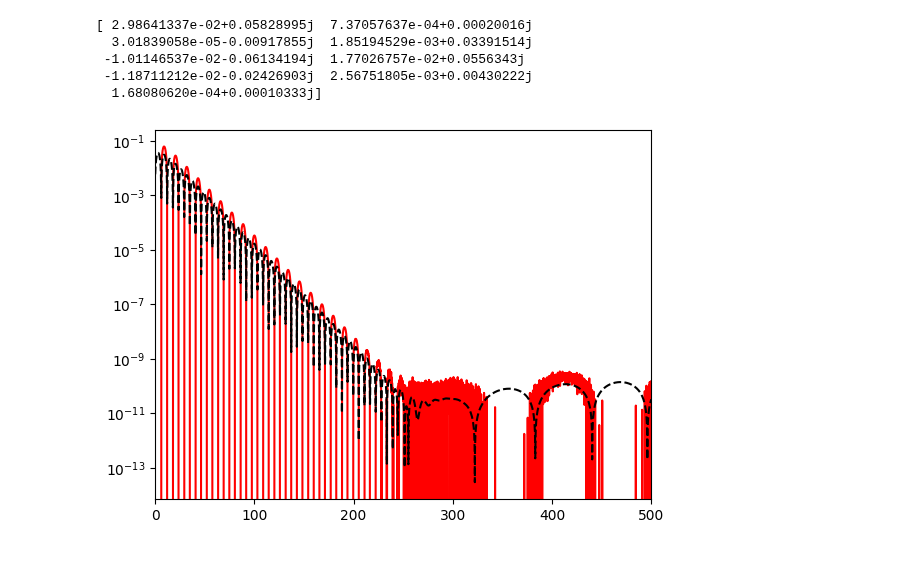
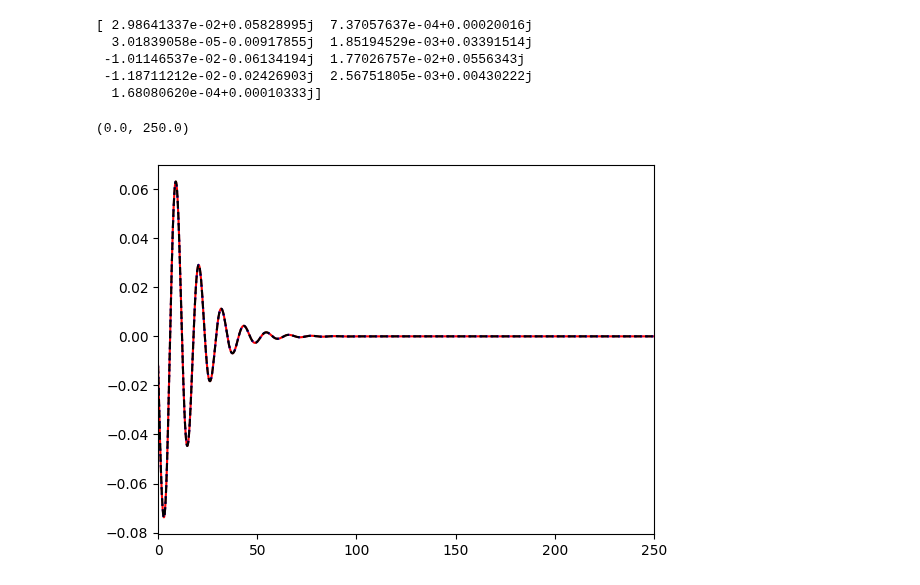
Before and after one commit to BGP-QNM-FITS/bgp_qnm_fits, a Jupyter notebook: psi4_test.ipynb, the cells around one changed output. Saved outputs shown, nothing was run; the diff lists cells and outputs as text; code cells hidden in the pictures.

```diff
--- a/psi4_test.ipynb
+++ b/psi4_test.ipynb
@@ -120,14 +120,19 @@ print(psi4_fit['C'] * -2)
 # %%
 news_1 = np.gradient(h_dict[(2, 2)], h_dict['times'])
 psi_4_2 = np.gradient(news_1, h_dict['times'])
 
 psi_4_1 = np.gradient(news_dict[(2,2)], news_dict['times'])
 
-plt.plot(h_dict['times'], np.abs(np.real(psi_4_2)), color='red')
-plt.plot(news_dict['times'], np.abs(np.real(psi_4_1)), color='blue')
-plt.plot(psi_4_dict['times'], np.abs(np.real(psi_4_dict[(2,2)])), color='black', ls='--')
+#plt.plot(h_dict['times'], np.abs(np.real(psi_4_2)), color='red')
+#plt.plot(psi_4_dict['times'], np.abs(np.real(psi_4_dict[(2,2)])) * 2, color='black', ls='--')
+#plt.plot(news_dict['times'], np.abs(np.real(psi_4_1)), color='blue', ls=':')
 
-plt.xlim(0, 500)
-plt.yscale('log')
+plt.plot(h_dict['times'], np.real(psi_4_2), color='red')
+plt.plot(news_dict['times'], np.real(psi_4_1), color='blue', ls=':')
+plt.plot(psi_4_dict['times'], np.real(psi_4_dict[(2,2)]) * -2, color='black', ls='--')
+
+plt.xlim(0, 250)
+#plt.yscale('log')
 # %% [output]
+(0.0, 250.0)
-[figure, old version]
+[figure, new version]
```
Also changed, not shown: 6 other files.
